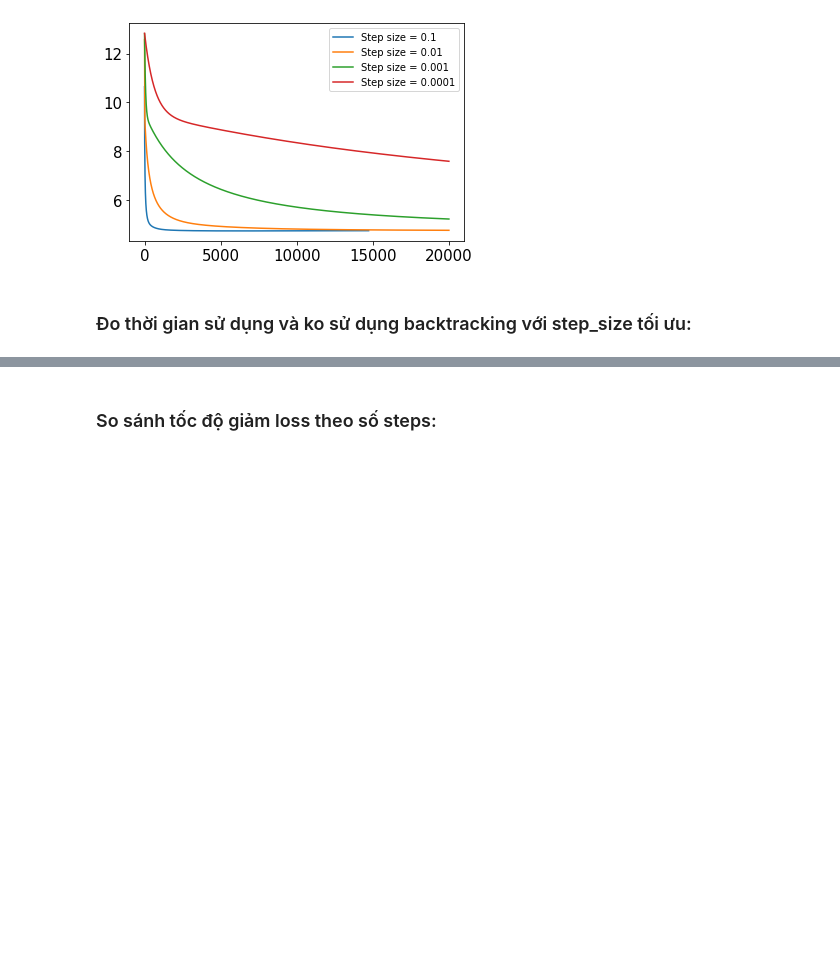
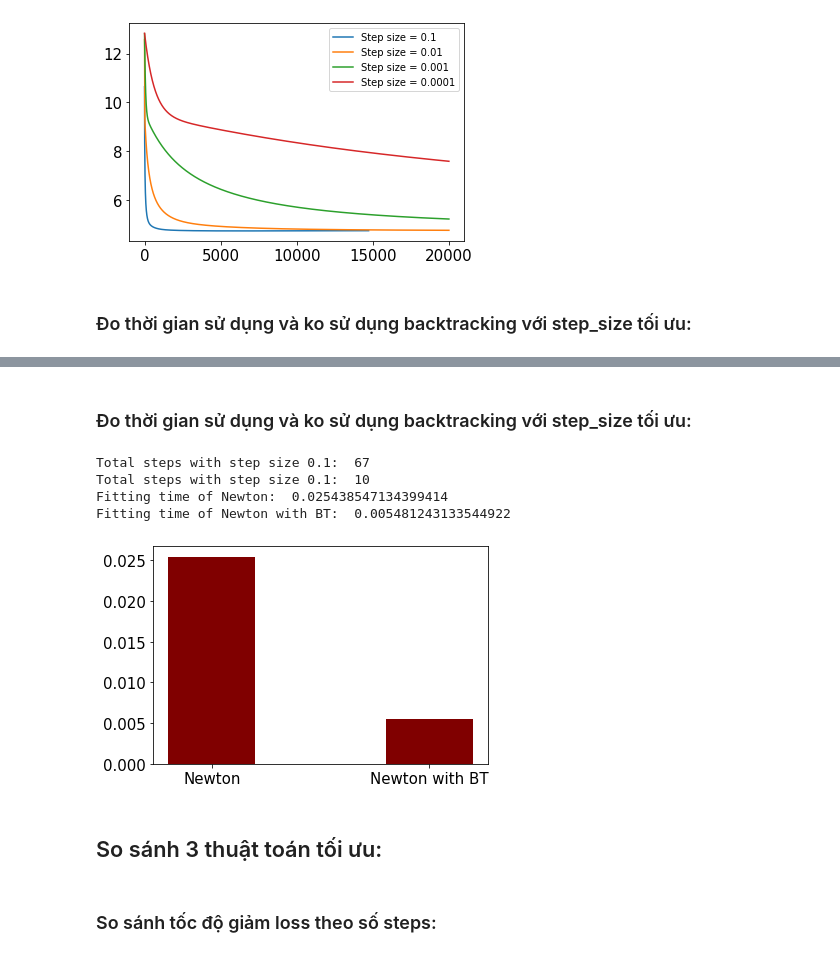
Before and after one commit to hungvm2/advance_optimization, a Jupyter notebook: Bai tap 3.ipynb, the cells around one changed output, grey strips where cells are left out. Drawn from its saved outputs; the diff is of its cells as text; code cells hidden in the pictures; blank space fills up the shorter version.

```diff
--- a/Bai tap 3.ipynb
+++ b/Bai tap 3.ipynb
@@ -428,3 +491,20 @@ Fitting time of GD with BT:  6.099782943725586
+# %% [markdown]
+### Đo thời gian sử dụng và ko sử dụng backtracking với step_size tối ưu:
+# %%
+step_size = 10e-2
+nt = LinearRegression(newton, step_size=step_size, steps=20000, benchmark_enabled=True, backtracking_enabled=False, tol=10e-4, early_stopping_enabled=True)
+nt.fit(X_train,y_train, X_test, y_test)
+ntbt = LinearRegression(newton, step_size=step_size, steps=20000, benchmark_enabled=True, backtracking_enabled=True, tol=10e-4, early_stopping_enabled=True)
+ntbt.fit(X_train,y_train, X_test, y_test)
+draw_time_bar_of_multi_models([nt, ntbt], ["Newton", "Newton with BT"])
+# %% [output]
+Total steps with step size 0.1:  67
+Total steps with step size 0.1:  10
+Fitting time of Newton:  0.025438547134399414
+Fitting time of Newton with BT:  0.005481243133544922
+[figure, added]
+# %% [markdown]
+## So sánh 3 thuật toán tối ưu:
 # %% [markdown]
 ### So sánh tốc độ giảm loss theo số steps:
 # %%
```
Also changed, not shown: parts of 18 cells of this notebook.
